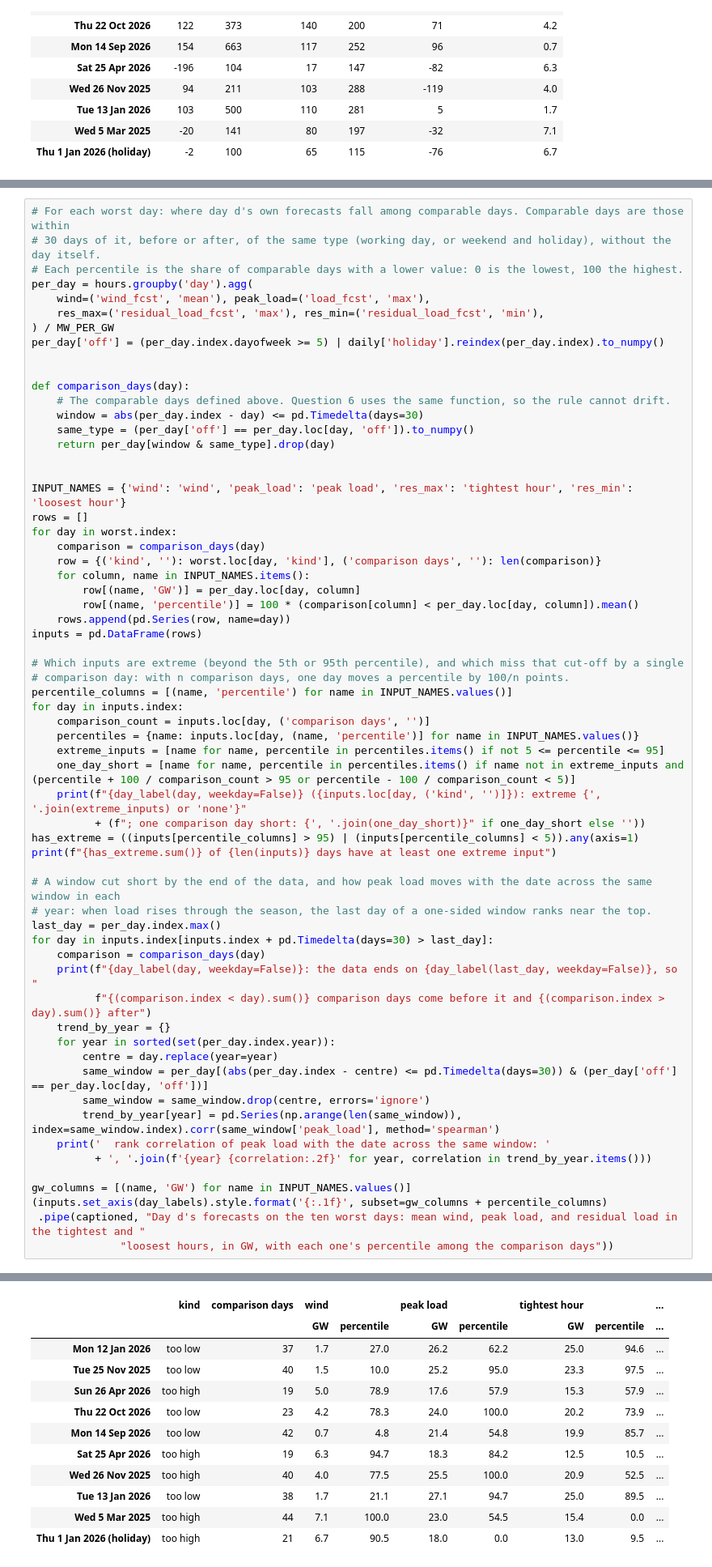
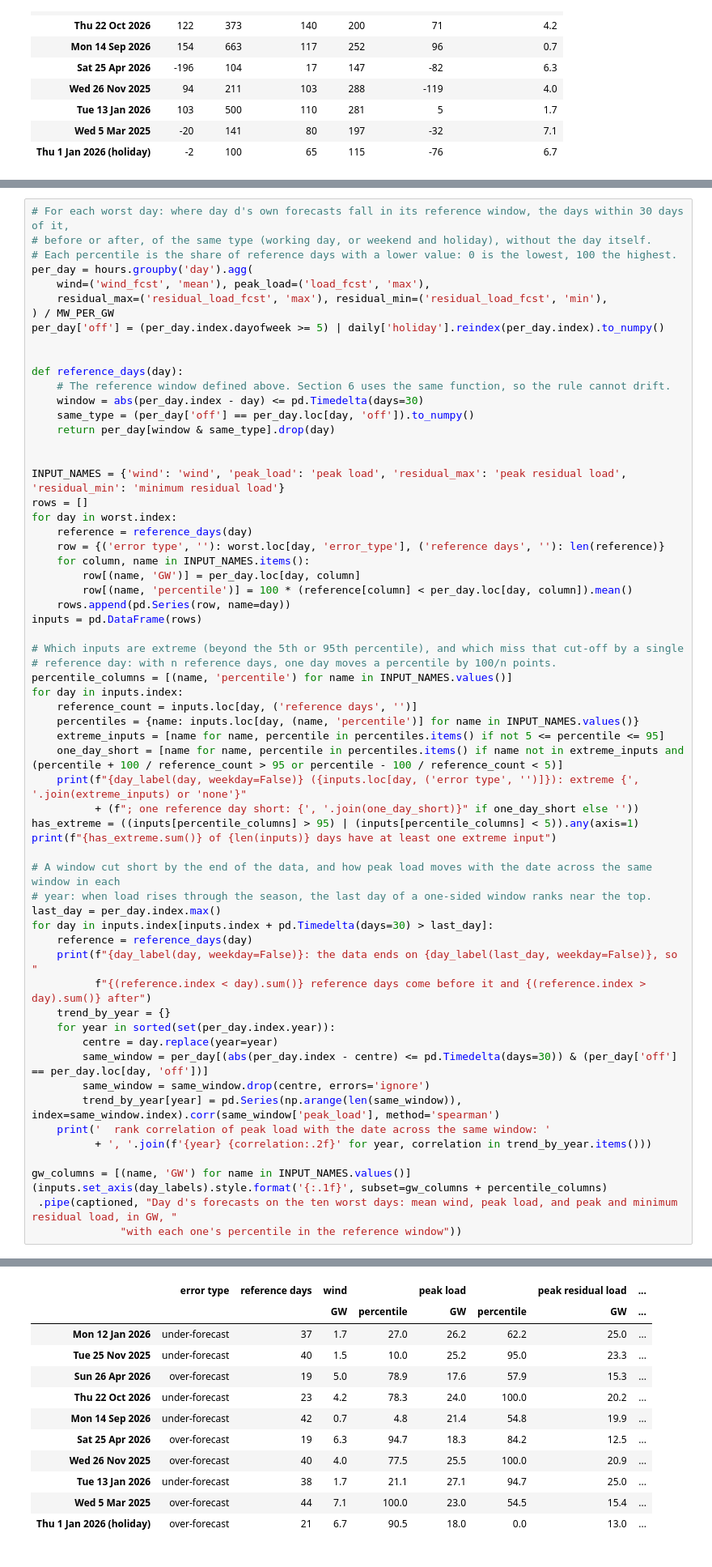
Before and after one commit to Tomek72/pl-dayahead, a Jupyter notebook: notebooks/02_error_analysis.ipynb, the cells around one changed output, grey strips where cells are left out. Shown at 81% size. Saved outputs shown, nothing was run; the diff lists cells and outputs as text.

```diff
--- a/notebooks/02_post_mortem.ipynb
+++ b/notebooks/02_error_analysis.ipynb
@@ -552,42 +532,42 @@ The change leaves part of the misses unexplained: on the too-low days the papers
 # %%
-# For each worst day: where day d's own forecasts fall among comparable days. Comparable days are those within
-# 30 days of it, before or after, of the same type (working day, or weekend and holiday), without the day itself.
-# Each percentile is the share of comparable days with a lower value: 0 is the lowest, 100 the highest.
+# For each worst day: where day d's own forecasts fall in its reference window, the days within 30 days of it,
+# before or after, of the same type (working day, or weekend and holiday), without the day itself.
+# Each percentile is the share of reference days with a lower value: 0 is the lowest, 100 the highest.
 per_day = hours.groupby('day').agg(
     wind=('wind_fcst', 'mean'), peak_load=('load_fcst', 'max'),
-    res_max=('residual_load_fcst', 'max'), res_min=('residual_load_fcst', 'min'),
+    residual_max=('residual_load_fcst', 'max'), residual_min=('residual_load_fcst', 'min'),
 ) / MW_PER_GW
 per_day['off'] = (per_day.index.dayofweek >= 5) | daily['holiday'].reindex(per_day.index).to_numpy()
 
 
-def comparison_days(day):
-    # The comparable days defined above. Question 6 uses the same function, so the rule cannot drift.
+def reference_days(day):
+    # The reference window defined above. Section 6 uses the same function, so the rule cannot drift.
     window = abs(per_day.index - day) <= pd.Timedelta(days=30)
     same_type = (per_day['off'] == per_day.loc[day, 'off']).to_numpy()
     return per_day[window & same_type].drop(day)
 
 
-INPUT_NAMES = {'wind': 'wind', 'peak_load': 'peak load', 'res_max': 'tightest hour', 'res_min': 'loosest hour'}
+INPUT_NAMES = {'wind': 'wind', 'peak_load': 'peak load', 'residual_max': 'peak residual load', 'residual_min': 'minimum residual load'}
 rows = []
 for day in worst.index:
-    comparison = comparison_days(day)
-    row = {('kind', ''): worst.loc[day, 'kind'], ('comparison days', ''): len(comparison)}
+    reference = reference_days(day)
+    row = {('error type', ''): worst.loc[day, 'error_type'], ('reference days', ''): len(reference)}
     for column, name in INPUT_NAMES.items():
         row[(name, 'GW')] = per_day.loc[day, column]
-        row[(name, 'percentile')] = 100 * (comparison[column] < per_day.loc[day, column]).mean()
+        row[(name, 'percentile')] = 100 * (reference[column] < per_day.loc[day, column]).mean()
     rows.append(pd.Series(row, name=day))
 inputs = pd.DataFrame(rows)
 
 # Which inputs are extreme (beyond the 5th or 95th percentile), and which miss that cut-off by a single
-# comparison day: with n comparison days, one day moves a percentile by 100/n points.
+# reference day: with n reference days, one day moves a percentile by 100/n points.
 percentile_columns = [(name, 'percentile') for name in INPUT_NAMES.values()]
 for day in inputs.index:
-    comparison_count = inputs.loc[day, ('comparison days', '')]
+    reference_count = inputs.loc[day, ('reference days', '')]
     percentiles = {name: inputs.loc[day, (name, 'percentile')] for name in INPUT_NAMES.values()}
     extreme_inputs = [name for name, percentile in percentiles.items() if not 5 <= percentile <= 95]
-    one_day_short = [name for name, percentile in percentiles.items() if name not in extreme_inputs and (percentile + 100 / comparison_count > 95 or percentile - 100 / comparison_count < 5)]
-    print(f"{day_label(day, weekday=False)} ({inputs.loc[day, ('kind', '')]}): extreme {', '.join(extreme_inputs) or 'none'}"
-          + (f"; one comparison day short: {', '.join(one_day_short)}" if one_day_short else ''))
+    one_day_short = [name for name, percentile in percentiles.items() if name not in extreme_inputs and (percentile + 100 / reference_count > 95 or percentile - 100 / reference_count < 5)]
+    print(f"{day_label(day, weekday=False)} ({inputs.loc[day, ('error type', '')]}): extreme {', '.join(extreme_inputs) or 'none'}"
+          + (f"; one reference day short: {', '.join(one_day_short)}" if one_day_short else ''))
 has_extreme = ((inputs[percentile_columns] > 95) | (inputs[percentile_columns] < 5)).any(axis=1)
 print(f"{has_extreme.sum()} of {len(inputs)} days have at least one extreme input")
 
@@ -595,9 +575,9 @@ print(f"{has_extreme.sum()} of {len(inputs)} days have at least one extreme inpu
 # year: when load rises through the season, the last day of a one-sided window ranks near the top.
 last_day = per_day.index.max()
 for day in inputs.index[inputs.index + pd.Timedelta(days=30) > last_day]:
-    comparison = comparison_days(day)
+    reference = reference_days(day)
     print(f"{day_label(day, weekday=False)}: the data ends on {day_label(last_day, weekday=False)}, so "
-          f"{(comparison.index < day).sum()} comparison days come before it and {(comparison.index > day).sum()} after")
+          f"{(reference.index < day).sum()} reference days come before it and {(reference.index > day).sum()} after")
     trend_by_year = {}
     for year in sorted(set(per_day.index.year)):
         centre = day.replace(year=year)
@@ -609,6 +589,6 @@ for day in inputs.index[inputs.index + pd.Timedelta(days=30) > last_day]:
 
 gw_columns = [(name, 'GW') for name in INPUT_NAMES.values()]
 (inputs.set_axis(day_labels).style.format('{:.1f}', subset=gw_columns + percentile_columns)
- .pipe(captioned, "Day d's forecasts on the ten worst days: mean wind, peak load, and residual load in the tightest and "
-              "loosest hours, in GW, with each one's percentile among the comparison days"))
+ .pipe(captioned, "Day d's forecasts on the ten worst days: mean wind, peak load, and peak and minimum residual load, in GW, "
+              "with each one's percentile in the reference window"))
 # %% [output]
@@ -629,13 +609,13 @@ Day d's forecasts on the ten worst days: mean wind, peak load, and residual load
-|  | kind | comparison days | wind |  | peak load |  | tightest hour |  | ... |
-|  |  |  | GW | percentile | GW | percentile | GW | percentile | ... |
-| Mon 12 Jan 2026 | too low | 37 | 1.7 | 27.0 | 26.2 | 62.2 | 25.0 | 94.6 | ... |
-| Tue 25 Nov 2025 | too low | 40 | 1.5 | 10.0 | 25.2 | 95.0 | 23.3 | 97.5 | ... |
-| Sun 26 Apr 2026 | too high | 19 | 5.0 | 78.9 | 17.6 | 57.9 | 15.3 | 57.9 | ... |
-| Thu 22 Oct 2026 | too low | 23 | 4.2 | 78.3 | 24.0 | 100.0 | 20.2 | 73.9 | ... |
-| Mon 14 Sep 2026 | too low | 42 | 0.7 | 4.8 | 21.4 | 54.8 | 19.9 | 85.7 | ... |
-| Sat 25 Apr 2026 | too high | 19 | 6.3 | 94.7 | 18.3 | 84.2 | 12.5 | 10.5 | ... |
-| Wed 26 Nov 2025 | too high | 40 | 4.0 | 77.5 | 25.5 | 100.0 | 20.9 | 52.5 | ... |
-| Tue 13 Jan 2026 | too low | 38 | 1.7 | 21.1 | 27.1 | 94.7 | 25.0 | 89.5 | ... |
-| Wed 5 Mar 2025 | too high | 44 | 7.1 | 100.0 | 23.0 | 54.5 | 15.4 | 0.0 | ... |
-| Thu 1 Jan 2026 (holiday) | too high | 21 | 6.7 | 90.5 | 18.0 | 0.0 | 13.0 | 9.5 | ... |
+|  | error type | reference days | wind |  | peak load |  | peak residual load | ... |
+|  |  |  | GW | percentile | GW | percentile | GW | ... |
+| Mon 12 Jan 2026 | under-forecast | 37 | 1.7 | 27.0 | 26.2 | 62.2 | 25.0 | ... |
+| Tue 25 Nov 2025 | under-forecast | 40 | 1.5 | 10.0 | 25.2 | 95.0 | 23.3 | ... |
+| Sun 26 Apr 2026 | over-forecast | 19 | 5.0 | 78.9 | 17.6 | 57.9 | 15.3 | ... |
+| Thu 22 Oct 2026 | under-forecast | 23 | 4.2 | 78.3 | 24.0 | 100.0 | 20.2 | ... |
+| Mon 14 Sep 2026 | under-forecast | 42 | 0.7 | 4.8 | 21.4 | 54.8 | 19.9 | ... |
+| Sat 25 Apr 2026 | over-forecast | 19 | 6.3 | 94.7 | 18.3 | 84.2 | 12.5 | ... |
+| Wed 26 Nov 2025 | over-forecast | 40 | 4.0 | 77.5 | 25.5 | 100.0 | 20.9 | ... |
+| Tue 13 Jan 2026 | under-forecast | 38 | 1.7 | 21.1 | 27.1 | 94.7 | 25.0 | ... |
+| Wed 5 Mar 2025 | over-forecast | 44 | 7.1 | 100.0 | 23.0 | 54.5 | 15.4 | ... |
+| Thu 1 Jan 2026 (holiday) | over-forecast | 21 | 6.7 | 90.5 | 18.0 | 0.0 | 13.0 | ... |
 # %% [markdown]
```
Also changed, not shown: parts of 36 cells of this notebook, 5 other files.
